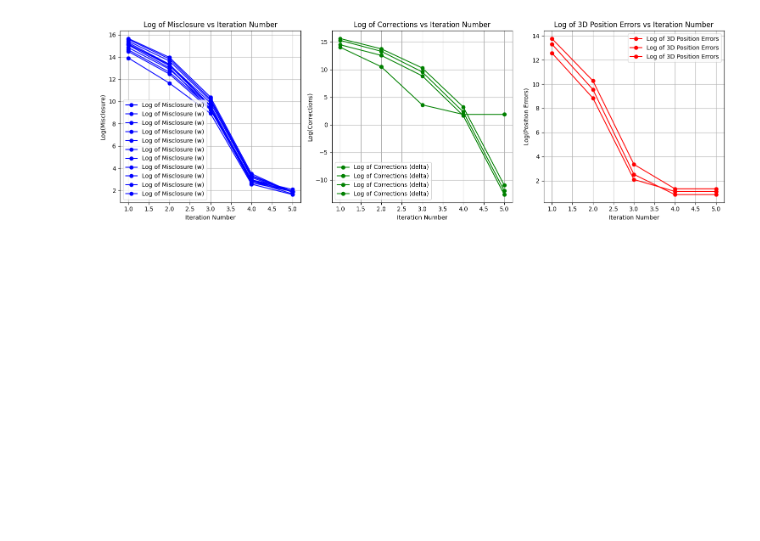
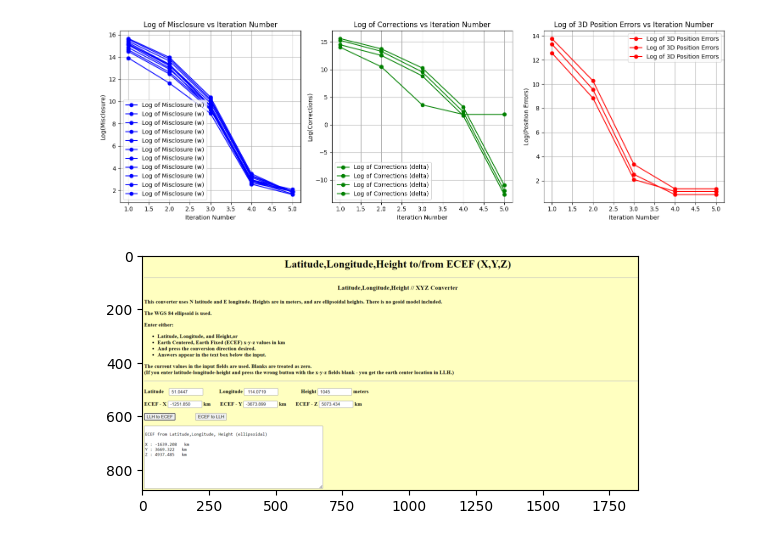
Before and after one commit to MusadSaiyed7/engg680_2024_fall, a Jupyter notebook: Lab_Assignment2/Assignment2.ipynb, the cells around one changed output. Saved outputs shown, nothing was run; the diff lists cells and outputs as text; code cells hidden in the pictures; blank space fills up the shorter version.

Commit message:
Showing image from the path

```diff
--- a/Lab_Assignment2/Assignment2.ipynb
+++ b/Lab_Assignment2/Assignment2.ipynb
@@ -598,11 +598,15 @@ plt.tight_layout()
 # %%
 # this is just for fun (no marks allocated)
 # now you can estimated the receiver's position in Earth-center-earth-fixed (ECEF)
 # you can use this tool: https://www.oc.nps.edu/oc2902w/coord/llhxyz.htm to convert it to latitude, longitude and height
 # and find where is it on google earth!
 
 import matplotlib.pyplot as plt
 import matplotlib.image as mpimg
 
 img_path = '/content/drive/MyDrive/engg680_2024_fall/Lab_Assignment2/Langitutude_Longitude Acitivity.png'
 img = mpimg.imread(img_path)
+plt.imshow(img)
+plt.show()
+# %% [output]
+[figure, added]
```
